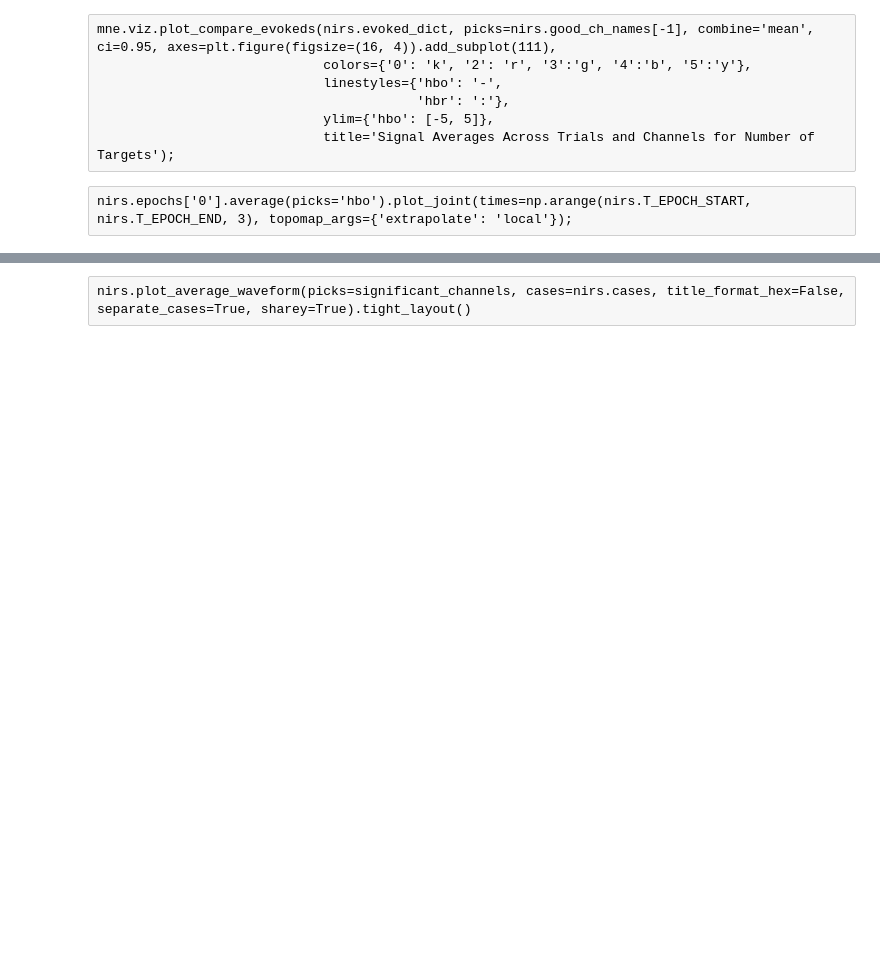
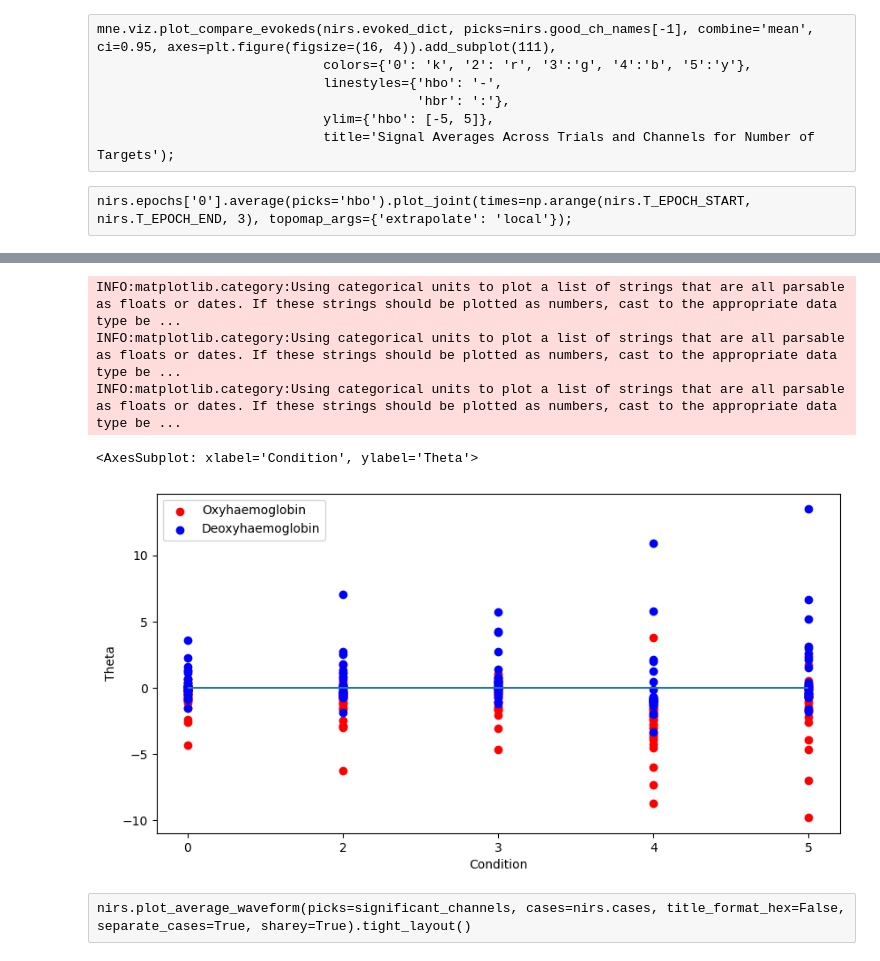
Before and after one commit to pulkitgoyal56/fnirsPy, a Jupyter notebook: playground.ipynb, the cells around one changed output, grey strips where cells are left out. Cells and saved outputs as stored; diff of their text form; code cells hidden in the pictures; blank space fills up the shorter version.

```diff
--- a/playground.ipynb
+++ b/playground.ipynb
@@ -121,0 +131,2 @@ nirs.block_average();
+# %%
+nirs = nirs_1 + nirs_2
@@ -175,0 +175,5 @@ glm_results_significant[glm_results_significant['Condition'].isin(nirs.cases)]
+# %%
+glm_results['Significant'] = st.multitest.multipletests(glm_results['p_value'])[0]
+# %%
+glm_results_significant = glm_results.loc[glm_results['Significant']]
+glm_results_significant[glm_results_significant['Condition'].isin(nirs.cases)]
@@ -176,6 +194,6 @@ glm_results_significant[glm_results_significant['Condition'].isin(nirs.cases)]
 # %%
 significant_channels = list(glm_results_significant[
-    glm_results_significant['Condition'].isin(list(set(nirs.cases)))
-    & (((glm_results_significant['Chroma'] == 'hbo') & (glm_results_significant['theta'] > 0))
-     | ((glm_results_significant['Chroma'] == 'hbr') & (glm_results_significant['theta'] < 0)))
+    glm_results_significant['Condition'].isin(nirs.cases)
+    # & (((glm_results_significant['Chroma'] == 'hbo') & (glm_results_significant['theta'] < 0))
+    #  | ((glm_results_significant['Chroma'] == 'hbr') & (glm_results_significant['theta'] > 0)))
 ]['ch_name'].unique())
@@ -193,3 +211,19 @@ nirs.plot_average_heatmap(picks=significant_channels + utils.find_ch_pairs(nirs.
+# %%
+# fig, axs = plt.subplots(int(len(significant_channels)/5), 5, figsize=(20, 40))
+
+# for ch, ax in zip(significant_channels, axs.ravel()):
+#     glm_est.copy().pick(ch).scatter(axes=ax)
+#     ax.set_title(ch)
+
+# plt.tight_layout()
+
+glm_est.copy().pick(significant_channels).scatter()
+# %% [output]
+INFO:matplotlib.category:Using categorical units to plot a list of strings that are all parsable as floats or dates. If these strings should be plotted as numbers, cast to the appropriate data type be ...
+INFO:matplotlib.category:Using categorical units to plot a list of strings that are all parsable as floats or dates. If these strings should be plotted as numbers, cast to the appropriate data type be ...
+INFO:matplotlib.category:Using categorical units to plot a list of strings that are all parsable as floats or dates. If these strings should be plotted as numbers, cast to the appropriate data type be ...
+<AxesSubplot: xlabel='Condition', ylabel='Theta'>
+[figure, added]
 # %% [raw]
 nirs.plot_average_waveform(picks=significant_channels, cases=nirs.cases, title_format_hex=False, separate_cases=True, sharey=True).tight_layout()
 # %% [raw]
```
Also changed, not shown: parts of 35 cells of this notebook, 1 other file.
